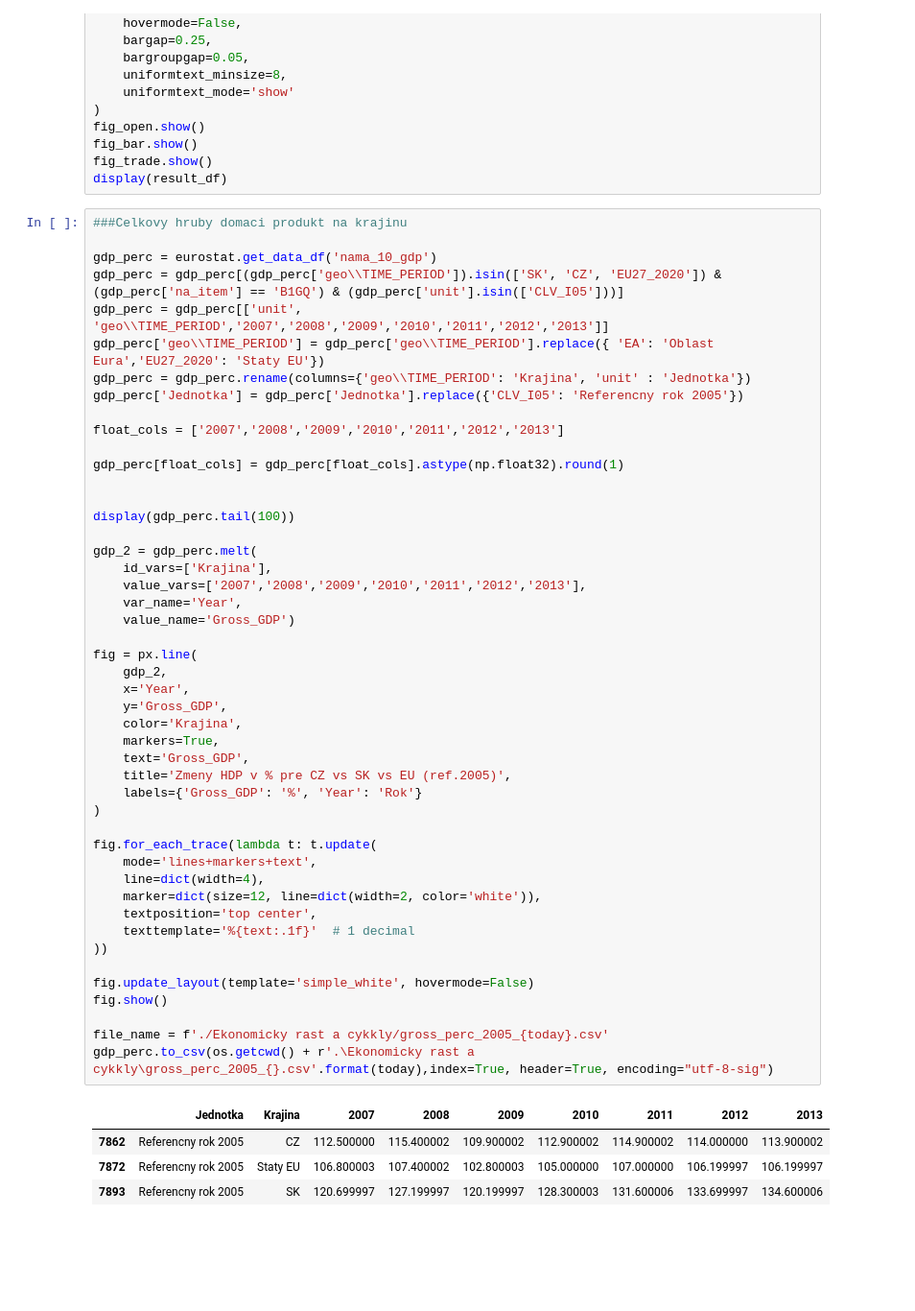
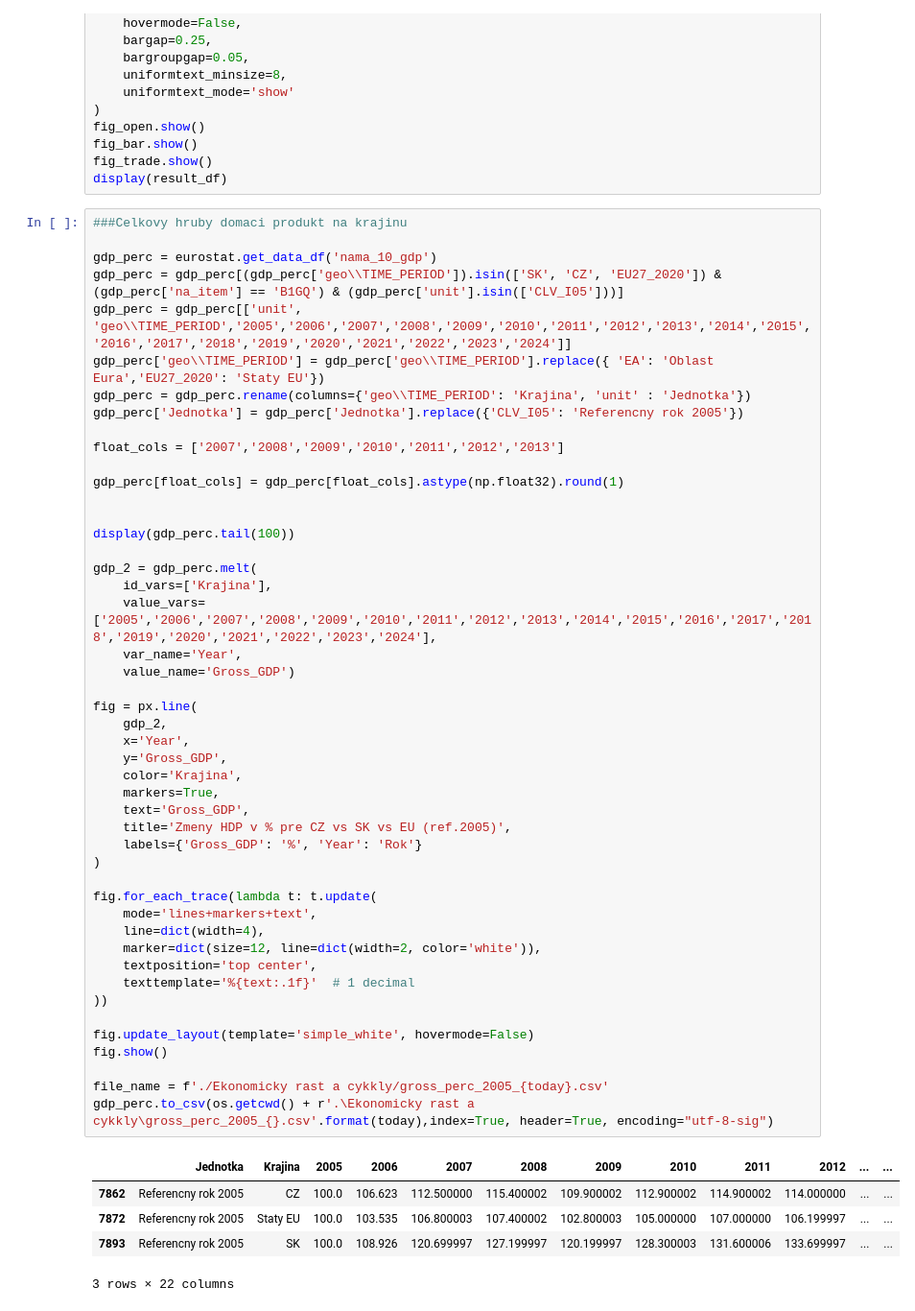
Before and after one commit to NyX3Ton/nyx3ton-project, a Jupyter notebook: eurostat-data/main-app.ipynb, the cells around one changed output. Shown at 96% size. Saved outputs shown, nothing was run; the diff lists cells and outputs as text; blank space fills up the shorter version.

```diff
--- a/eurostat-data/main-app.ipynb
+++ b/eurostat-data/main-app.ipynb
@@ -604,7 +604,7 @@ display(result_df)
 
 gdp_perc = eurostat.get_data_df('nama_10_gdp')
 gdp_perc = gdp_perc[(gdp_perc['geo\\TIME_PERIOD']).isin(['SK', 'CZ', 'EU27_2020']) & (gdp_perc['na_item'] == 'B1GQ') & (gdp_perc['unit'].isin(['CLV_I05']))]
-gdp_perc = gdp_perc[['unit', 'geo\\TIME_PERIOD','2007','2008','2009','2010','2011','2012','2013']]
+gdp_perc = gdp_perc[['unit', 'geo\\TIME_PERIOD','2005','2006','2007','2008','2009','2010','2011','2012','2013','2014','2015','2016','2017','2018','2019','2020','2021','2022','2023','2024']]
 gdp_perc['geo\\TIME_PERIOD'] = gdp_perc['geo\\TIME_PERIOD'].replace({ 'EA': 'Oblast Eura','EU27_2020': 'Staty EU'})
 gdp_perc = gdp_perc.rename(columns={'geo\\TIME_PERIOD': 'Krajina', 'unit' : 'Jednotka'})
 gdp_perc['Jednotka'] = gdp_perc['Jednotka'].replace({'CLV_I05': 'Referencny rok 2005'})
@@ -618,36 +618,37 @@ display(gdp_perc.tail(100))
 
 gdp_2 = gdp_perc.melt(
     id_vars=['Krajina'],
-    value_vars=['2007','2008','2009','2010','2011','2012','2013'],
+    value_vars=['2005','2006','2007','2008','2009','2010','2011','2012','2013','2014','2015','2016','2017','2018','2019','2020','2021','2022','2023','2024'],
     var_name='Year',
     value_name='Gross_GDP')
 
 fig = px.line(
     gdp_2,
     x='Year',
     y='Gross_GDP',
     color='Krajina',
     markers=True,
     text='Gross_GDP',
     title='Zmeny HDP v % pre CZ vs SK vs EU (ref.2005)',
     labels={'Gross_GDP': '%', 'Year': 'Rok'}
 )
 
 fig.for_each_trace(lambda t: t.update(
     mode='lines+markers+text',
     line=dict(width=4),
     marker=dict(size=12, line=dict(width=2, color='white')),
     textposition='top center',
     texttemplate='%{text:.1f}'  # 1 decimal
 ))
 
 fig.update_layout(template='simple_white', hovermode=False)
 fig.show()
 
 file_name = f'./Ekonomicky rast a cykkly/gross_perc_2005_{today}.csv'
 gdp_perc.to_csv(os.getcwd() + r'.\Ekonomicky rast a cykkly\gross_perc_2005_{}.csv'.format(today),index=True, header=True, encoding="utf-8-sig")
 # %% [output]
-|  | Jednotka | Krajina | 2007 | 2008 | 2009 | 2010 | 2011 | 2012 | 2013 |
-| 7862 | Referencny rok 2005 | CZ | 112.500000 | 115.400002 | 109.900002 | 112.900002 | 114.900002 | 114.000000 | 113.900002 |
-| 7872 | Referencny rok 2005 | Staty EU | 106.800003 | 107.400002 | 102.800003 | 105.000000 | 107.000000 | 106.199997 | 106.199997 |
-| 7893 | Referencny rok 2005 | SK | 120.699997 | 127.199997 | 120.199997 | 128.300003 | 131.600006 | 133.699997 | 134.600006 |
+|  | Jednotka | Krajina | 2005 | 2006 | 2007 | 2008 | 2009 | 2010 | 2011 | 2012 | ... | ... |
+| 7862 | Referencny rok 2005 | CZ | 100.0 | 106.623 | 112.500000 | 115.400002 | 109.900002 | 112.900002 | 114.900002 | 114.000000 | ... | ... |
+| 7872 | Referencny rok 2005 | Staty EU | 100.0 | 103.535 | 106.800003 | 107.400002 | 102.800003 | 105.000000 | 107.000000 | 106.199997 | ... | ... |
+| 7893 | Referencny rok 2005 | SK | 100.0 | 108.926 | 120.699997 | 127.199997 | 120.199997 | 128.300003 | 131.600006 | 133.699997 | ... | ... |
+3 rows × 22 columns
```
Also changed, not shown: 4 other files.
